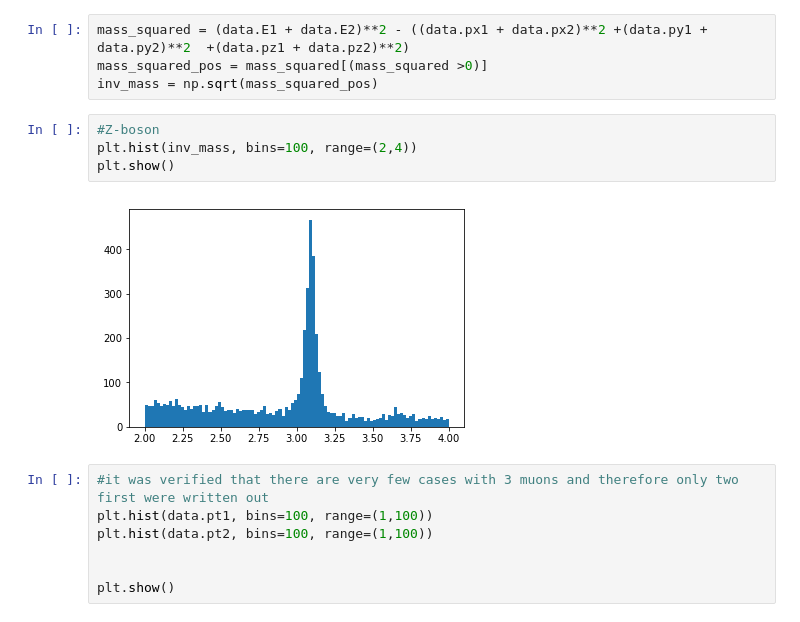
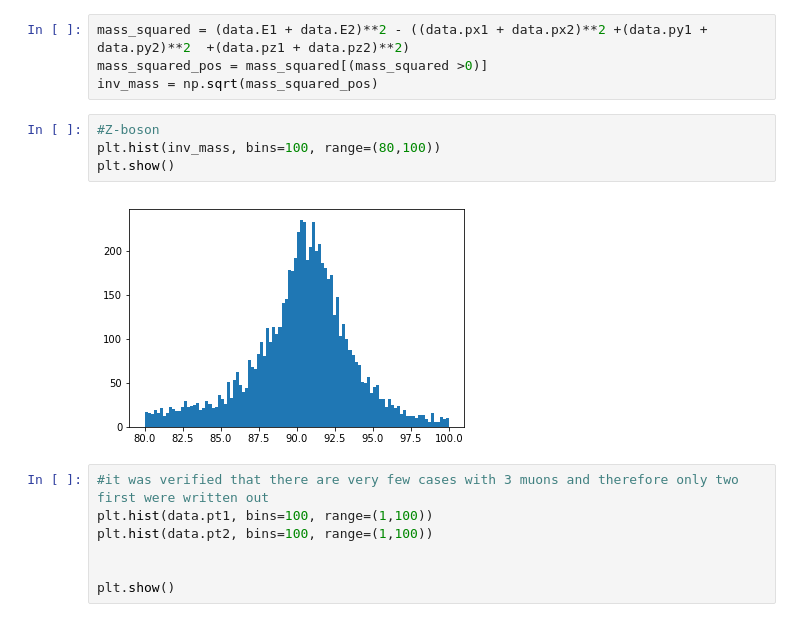
Before and after one commit to katilp/W-and-Z, a Jupyter notebook: NewMuons.ipynb, the cells around one changed output. Saved outputs shown, nothing was run; the diff lists cells and outputs as text.

```diff
--- a/NewMuons.ipynb
+++ b/NewMuons.ipynb
@@ -32,10 +32,10 @@ mass_squared_pos = mass_squared[(mass_squared >0)]
 inv_mass = np.sqrt(mass_squared_pos)
 # %%
 #Z-boson
-plt.hist(inv_mass, bins=100, range=(2,4))
+plt.hist(inv_mass, bins=100, range=(80,100))
 plt.show()
 # %% [output]
-[figure, old version]
+[figure, new version]
 # %%
 #it was verified that there are very few cases with 3 muons and therefore only two first were written out
 plt.hist(data.pt1, bins=100, range=(1,100))
```
